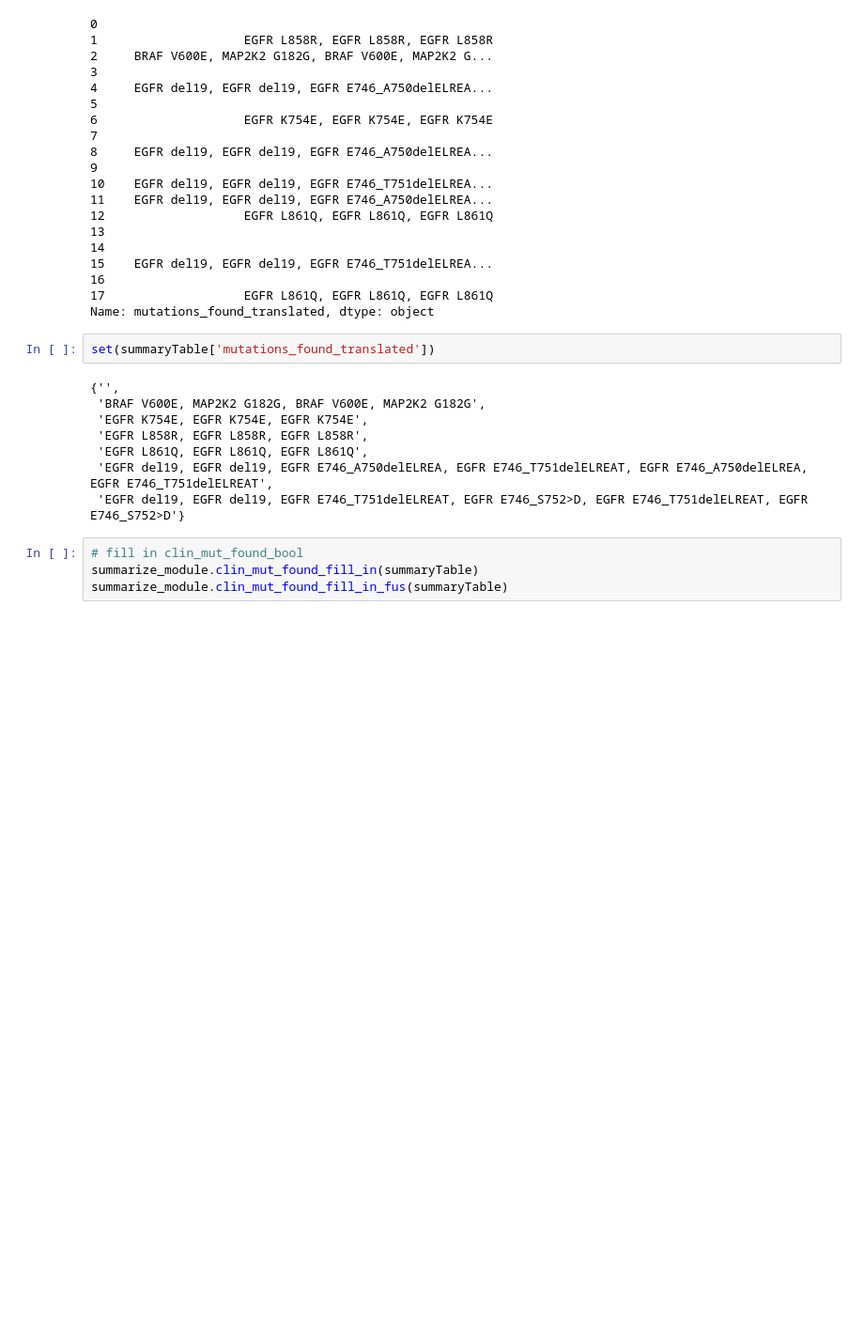
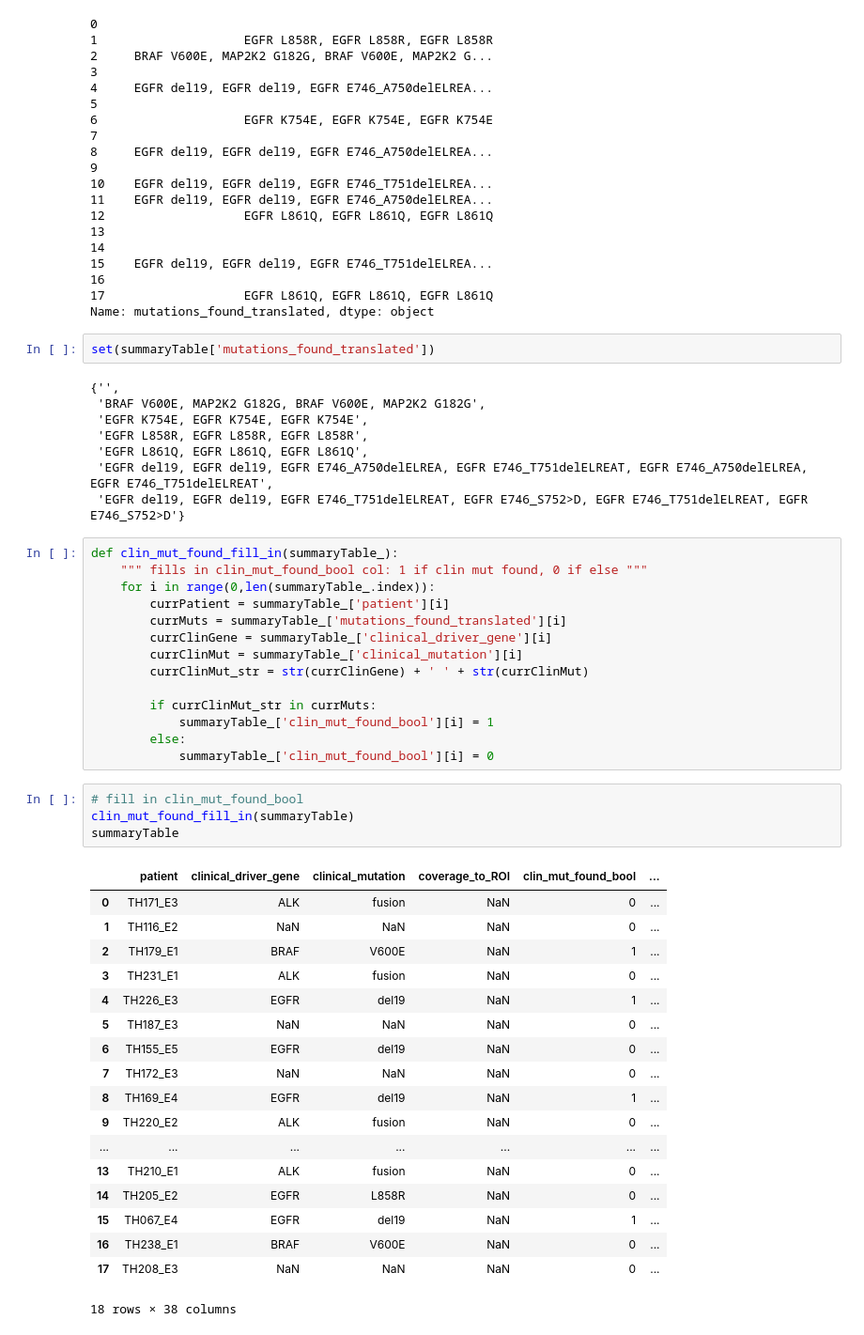
Before and after one commit to rvanheusden/cerebra, a Jupyter notebook: py_notebooks/generate_summary_tables_TE.ipynb, the cells around one changed output. Shown: that part at 94% size. Drawn from its saved outputs; the diff is of its cells as text; blank space fills up the shorter version.

Commit message:
made summaryTable tumor exome!!

```diff
--- a/py_notebooks/generate_summary_tables_TE.ipynb
+++ b/py_notebooks/generate_summary_tables_TE.ipynb
@@ -380,7 +380,40 @@ set(summaryTable['mutations_found_translated'])
  'EGFR L861Q, EGFR L861Q, EGFR L861Q',
  'EGFR del19, EGFR del19, EGFR E746_A750delELREA, EGFR E746_T751delELREAT, EGFR E746_A750delELREA, EGFR E746_T751delELREAT',
  'EGFR del19, EGFR del19, EGFR E746_T751delELREAT, EGFR E746_S752>D, EGFR E746_T751delELREAT, EGFR E746_S752>D'}
+# %%
+def clin_mut_found_fill_in(summaryTable_):
+    """ fills in clin_mut_found_bool col: 1 if clin mut found, 0 if else """
+    for i in range(0,len(summaryTable_.index)):
+        currPatient = summaryTable_['patient'][i]
+        currMuts = summaryTable_['mutations_found_translated'][i]
+        currClinGene = summaryTable_['clinical_driver_gene'][i]
+        currClinMut = summaryTable_['clinical_mutation'][i]
+        currClinMut_str = str(currClinGene) + ' ' + str(currClinMut)
+
+        if currClinMut_str in currMuts:
+            summaryTable_['clin_mut_found_bool'][i] = 1
+        else:
+            summaryTable_['clin_mut_found_bool'][i] = 0
 # %%
 # fill in clin_mut_found_bool
-summarize_module.clin_mut_found_fill_in(summaryTable)
-summarize_module.clin_mut_found_fill_in_fus(summaryTable)
+clin_mut_found_fill_in(summaryTable)
+summaryTable
+# %% [output]
+|  | patient | clinical_driver_gene | clinical_mutation | coverage_to_ROI | clin_mut_found_bool | ... |
+| 0 | TH171_E3 | ALK | fusion | NaN | 0 | ... |
+| 1 | TH116_E2 | NaN | NaN | NaN | 0 | ... |
+| 2 | TH179_E1 | BRAF | V600E | NaN | 1 | ... |
+| 3 | TH231_E1 | ALK | fusion | NaN | 0 | ... |
+| 4 | TH226_E3 | EGFR | del19 | NaN | 1 | ... |
+| 5 | TH187_E3 | NaN | NaN | NaN | 0 | ... |
+| 6 | TH155_E5 | EGFR | del19 | NaN | 0 | ... |
+| 7 | TH172_E3 | NaN | NaN | NaN | 0 | ... |
+| 8 | TH169_E4 | EGFR | del19 | NaN | 1 | ... |
+| 9 | TH220_E2 | ALK | fusion | NaN | 0 | ... |
+| ... | ... | ... | ... | ... | ... | ... |
+| 13 | TH210_E1 | ALK | fusion | NaN | 0 | ... |
+| 14 | TH205_E2 | EGFR | L858R | NaN | 0 | ... |
+| 15 | TH067_E4 | EGFR | del19 | NaN | 1 | ... |
+| 16 | TH238_E1 | BRAF | V600E | NaN | 0 | ... |
+| 17 | TH208_E3 | NaN | NaN | NaN | 0 | ... |
+18 rows × 38 columns
```
Also changed, not shown: parts of 1 cell of this notebook, 1 other file.
